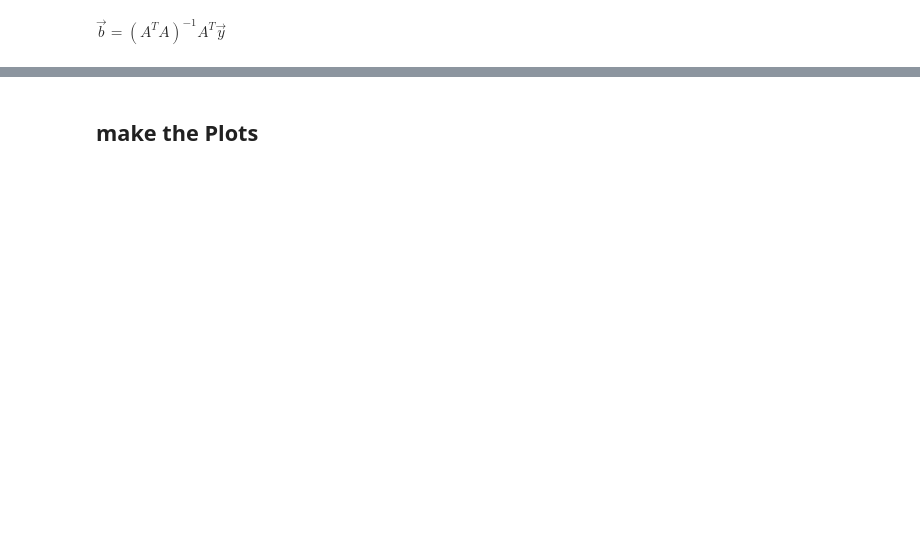
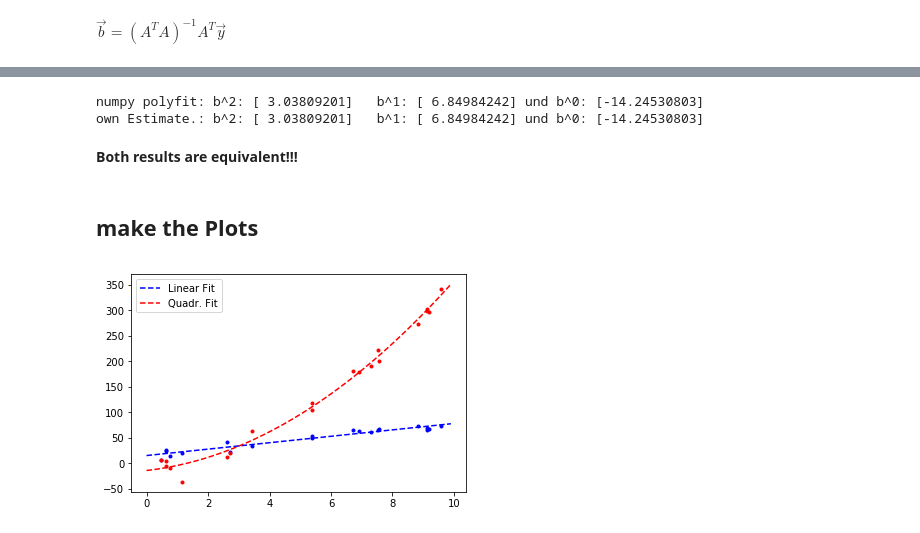
Before and after one commit to AndreasrichterUP/Python-Teaching, a Jupyter notebook: _03a-Regression-Tests.ipynb, the cells around one changed output, grey strips where cells are left out. Cells and saved outputs as stored; diff of their text form; code cells hidden in the pictures; blank space fills up the shorter version.

```diff
--- a/_03a-Regression-Tests.ipynb
+++ b/_03a-Regression-Tests.ipynb
@@ -254,3 +309,4 @@ s,p=np.polyfit(x,y,1)
 # %%
-print 'polyfit:     Steigung: {} und y-Schnittpunkt: {}'.format(s,p)
-print 'eigene Ber.: Steigung: {} und y-Schnittpunkt: {}'.format(b1[1],b1[0])
+s,p=np.polyfit(np.ravel(x),y,1)
+print( 'numpy polyfit: Slope: {} und y-offset: {}'.format(s,p))
+print( 'own Estimate.: Slope: {} und y-offset: {}'.format(b1[1],b1[0]))
@@ -274,8 +357,15 @@ coos
 # %%
-print 'polyfit:     b^2: {}   b^1: {} und b^0: {}'.format(coos[0],coos[1],coos[2])
-print 'eigene Ber.: b^2: {}   b^1: {} und b^0: {}'.format(b2[2],b2[1],b2[0])
+qcoefs=np.polyfit(np.ravel(x),yq,2)
+print( 'numpy polyfit: b^2: {}   b^1: {} und b^0: {}'.format(qcoefs[0],qcoefs[1],qcoefs[2]))
+print( 'own Estimate.: b^2: {}   b^1: {} und b^0: {}'.format(b2[2],b2[1],b2[0]))
+# %% [output]
+numpy polyfit: b^2: [ 3.03809201]   b^1: [ 6.84984242] und b^0: [-14.24530803]
+own Estimate.: b^2: [ 3.03809201]   b^1: [ 6.84984242] und b^0: [-14.24530803]
+# %% [markdown]
+**Both results are equivalent!!!**
 # %% [markdown]
 make the Plots
 ---
 # %%
-xvals=np.arange(0,20,0.1)
+xvals=np.arange(0,10,0.1)
+yqFit=qcoefs[0]*(xvals*xvals)+qcoefs[1]*xvals+qcoefs[2]
@@ -284,8 +372,10 @@ yvals=coos[0]*(xvals*xvals)+coos[1]*xvals+coos[2]
 # %%
-plt.plot(x,y,'b.')
-plt.plot(xvals,s*xvals+p,'g',label='Linear Fit')
-plt.plot(xvals,yvals,'r',label='Quadr. Fit')
-plt.xlim(0,20)
-plt.ylim(0,150)
+plt.plot(x,y,'b.',x,yq,'r.')
+plt.plot(xvals,s*xvals+p,'b--',label='Linear Fit')
+plt.plot(xvals,yqFit,'r--',label='Quadr. Fit')
+#plt.xlim(0,10)
+#plt.ylim(-40,350)
 plt.legend(loc='best')
 plt.show()
+# %% [output]
+[figure, added]
```
Also changed, not shown: parts of 49 cells of this notebook, 16 other files.
